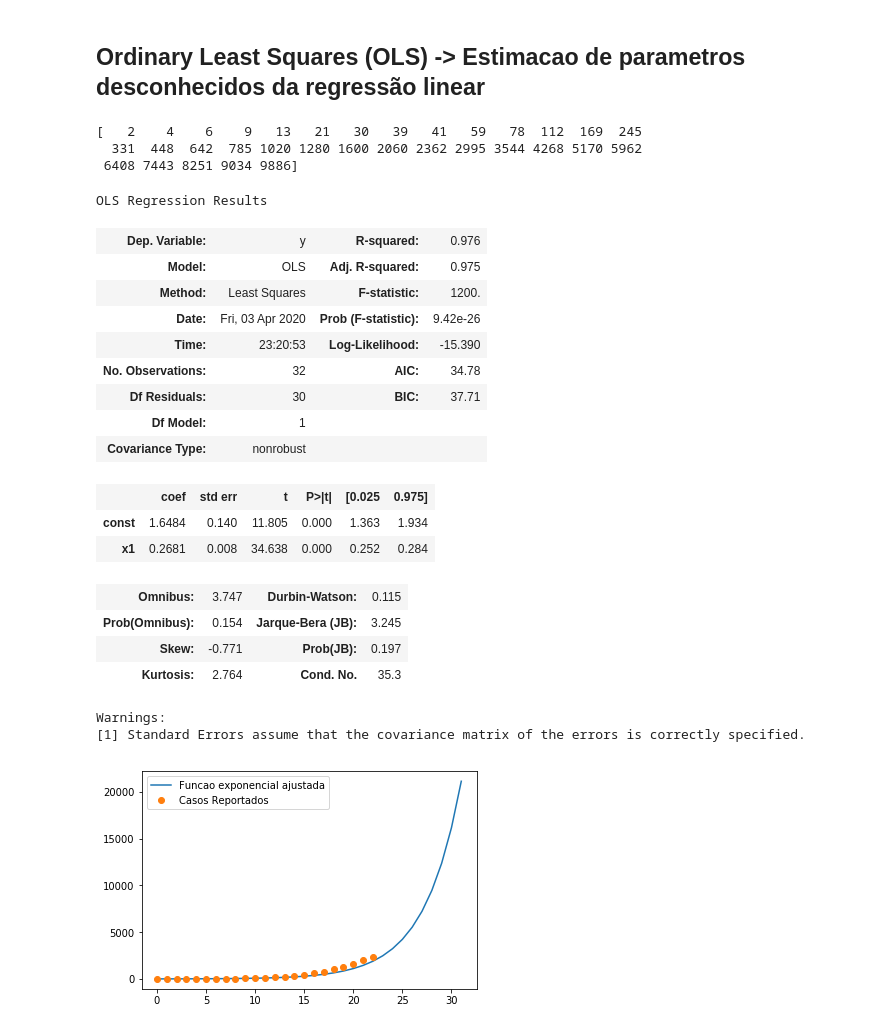
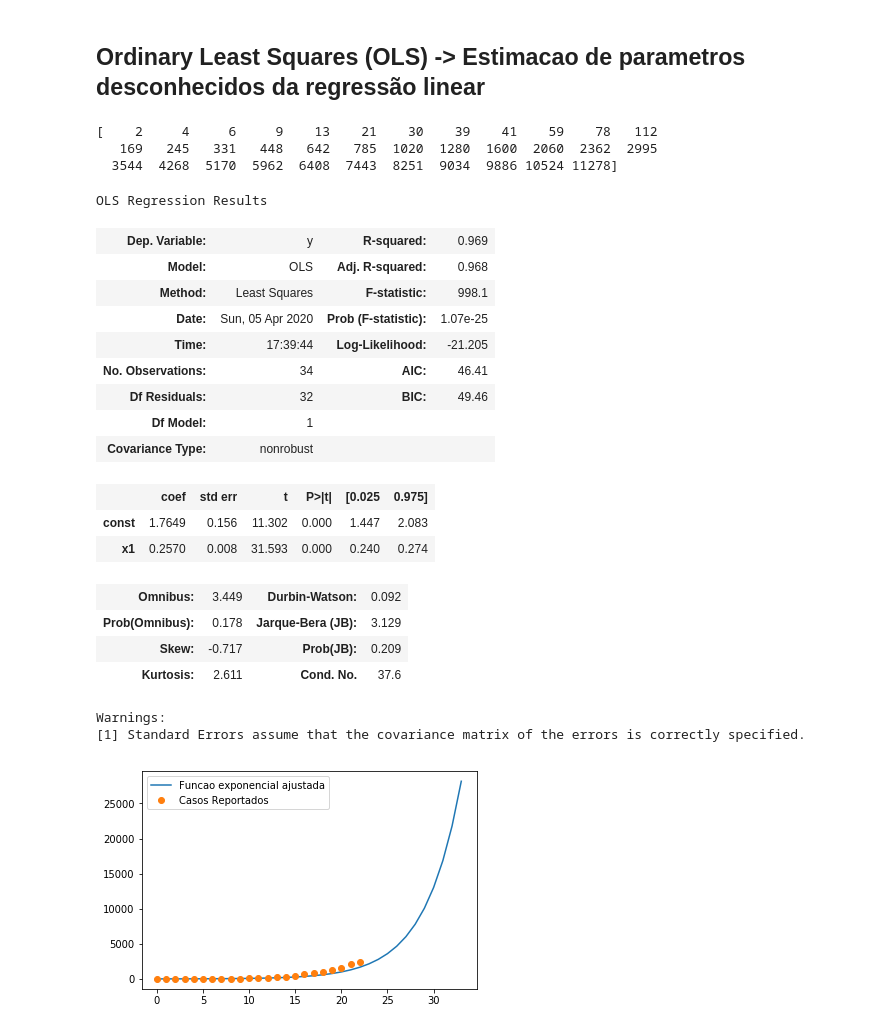
Before and after one commit to DuarteAndre/Covid-19_visualizacao_dados, a Jupyter notebook: Meus_testes_COVID.ipynb, the cells around one changed output. Drawn from its saved outputs; the diff is of its cells as text; code cells hidden in the pictures.

```diff
--- a/Meus_testes_COVID.ipynb
+++ b/Meus_testes_COVID.ipynb
@@ -134,49 +134,49 @@ df_data[['obitos']].plot(kind='line', title='Evolucao dos obitos', linestyle='--
 # %% [markdown]
 ## Ordinary Least Squares (OLS) -> Estimacao de parametros desconhecidos da regressão linear
 # %%
-confir = np.array([2, 4, 6, 9, 13, 21, 30, 39, 41, 59, 78, 112, 169, 245, 331, 448, 642, 785, 1020, 1280, 1600, 2060, 2362, 2995, 3544, 4268, 5170, 5962, 6408, 7443, 8251, 9034,9886 ])
+confir = np.array([2, 4, 6, 9, 13, 21, 30, 39, 41, 59, 78, 112, 169, 245, 331, 448, 642, 785, 1020, 1280, 1600, 2060, 2362, 2995, 3544, 4268, 5170, 5962, 6408, 7443, 8251, 9034, 9886, 10524, 11278])
 # %%
 print (confir)
 # %% [output]
-[   2    4    6    9   13   21   30   39   41   59   78  112  169  245
-  331  448  642  785 1020 1280 1600 2060 2362 2995 3544 4268 5170 5962
- 6408 7443 8251 9034 9886]
+[    2     4     6     9    13    21    30    39    41    59    78   112
+   169   245   331   448   642   785  1020  1280  1600  2060  2362  2995
+  3544  4268  5170  5962  6408  7443  8251  9034  9886 10524 11278]
 # %%
 x = np.arange(len(confir))
 x = add_constant(x)
 # %%
-modelo = OLS(np.log(confir[:32]), x[:32])
+modelo = OLS(np.log(confir[:34]), x[:34])
 # %%
 resultado = modelo.fit()
 # %%
 resultado.summary()
 # %% [output]
 OLS Regression Results
-| Dep. Variable: | y | R-squared: | 0.976 |
-| Model: | OLS | Adj. R-squared: | 0.975 |
-| Method: | Least Squares | F-statistic: | 1200. |
-| Date: | Fri, 03 Apr 2020 | Prob (F-statistic): | 9.42e-26 |
-| Time: | 23:20:53 | Log-Likelihood: | -15.390 |
-| No. Observations: | 32 | AIC: | 34.78 |
-| Df Residuals: | 30 | BIC: | 37.71 |
+| Dep. Variable: | y | R-squared: | 0.969 |
+| Model: | OLS | Adj. R-squared: | 0.968 |
+| Method: | Least Squares | F-statistic: | 998.1 |
+| Date: | Sun, 05 Apr 2020 | Prob (F-statistic): | 1.07e-25 |
+| Time: | 17:39:44 | Log-Likelihood: | -21.205 |
+| No. Observations: | 34 | AIC: | 46.41 |
+| Df Residuals: | 32 | BIC: | 49.46 |
 | Df Model: | 1 |  |  |
 | Covariance Type: | nonrobust |  |  |
 |  | coef | std err | t | P>|t| | [0.025 | 0.975] |
-| const | 1.6484 | 0.140 | 11.805 | 0.000 | 1.363 | 1.934 |
-| x1 | 0.2681 | 0.008 | 34.638 | 0.000 | 0.252 | 0.284 |
+| const | 1.7649 | 0.156 | 11.302 | 0.000 | 1.447 | 2.083 |
+| x1 | 0.2570 | 0.008 | 31.593 | 0.000 | 0.240 | 0.274 |
-| Omnibus: | 3.747 | Durbin-Watson: | 0.115 |
-| Prob(Omnibus): | 0.154 | Jarque-Bera (JB): | 3.245 |
-| Skew: | -0.771 | Prob(JB): | 0.197 |
-| Kurtosis: | 2.764 | Cond. No. | 35.3 |
+| Omnibus: | 3.449 | Durbin-Watson: | 0.092 |
+| Prob(Omnibus): | 0.178 | Jarque-Bera (JB): | 3.129 |
+| Skew: | -0.717 | Prob(JB): | 0.209 |
+| Kurtosis: | 2.611 | Cond. No. | 37.6 |
 Warnings:
 [1] Standard Errors assume that the covariance matrix of the errors is correctly specified.
 # %%
 plt.plot(
-    np.exp(resultado.predict(x[:32])),
+    np.exp(resultado.predict(x[:34])),
     label="Funcao exponencial ajustada"
 )
 plt.plot(confir[:23], "o", label="Casos Reportados")
 plt.legend()
 plt.show()
 # %% [output]
-[figure, old version]
+[figure, new version]
```
Also changed, not shown: parts of 9 cells of this notebook, 1 other file.
